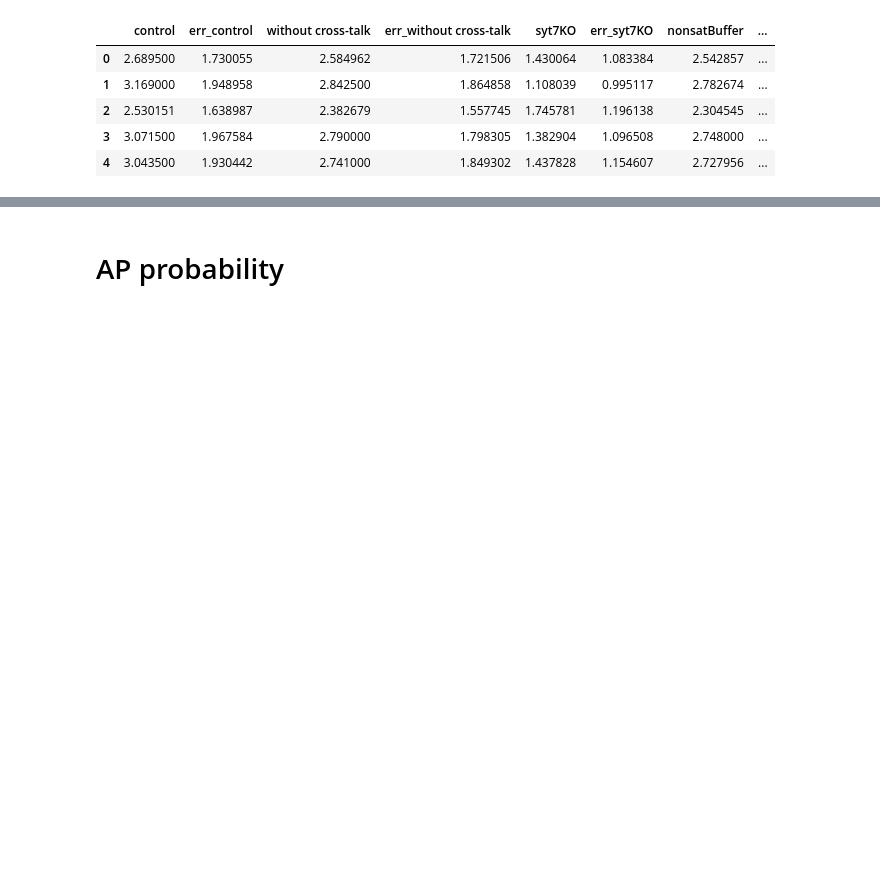
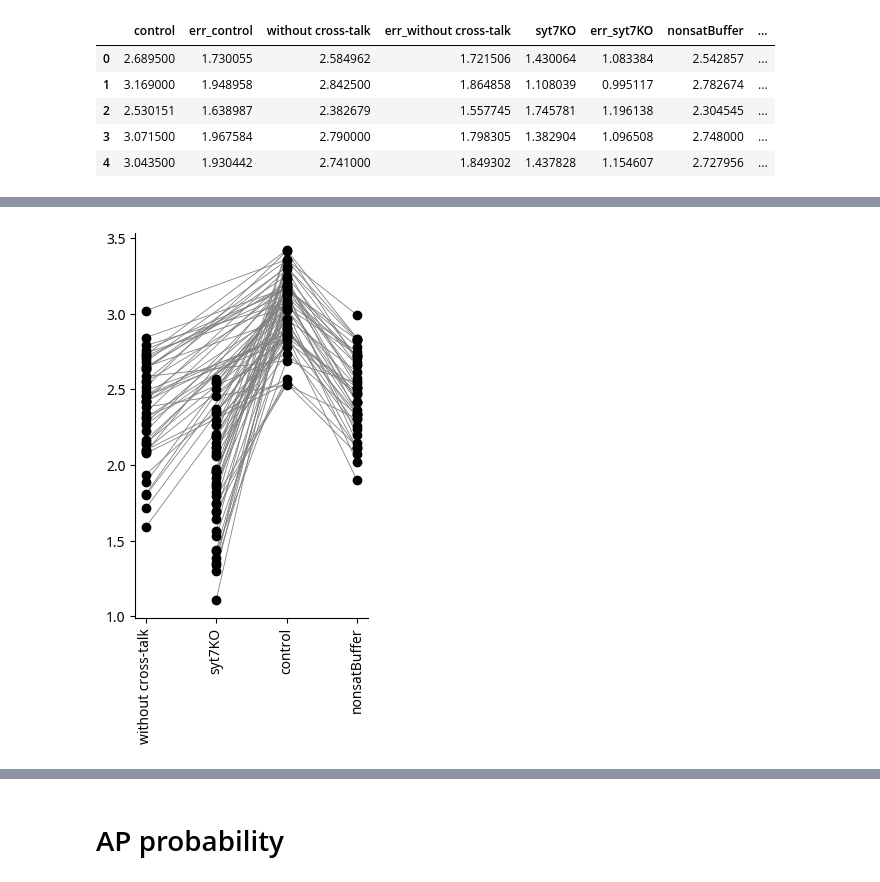
Before and after one commit to nishs1729/MFB, a Jupyter notebook: scripts_plotting/plots_AP.ipynb, the cells around one changed output, grey strips where cells are left out. Drawn from its saved outputs; the diff is of its cells as text; code cells hidden in the pictures; blank space fills up the shorter version.

```diff
--- a/scripts_plotting/plots_AP.ipynb
+++ b/scripts_plotting/plots_AP.ipynb
@@ -180,18 +183,3 @@ nrel_to_ap.head()
 | 2 | 2.530151 | 1.638987 | 2.382679 | 1.557745 | 1.745781 | 1.196138 | 2.304545 | ... |
 | 3 | 3.071500 | 1.967584 | 2.790000 | 1.798305 | 1.382904 | 1.096508 | 2.748000 | ... |
 | 4 | 3.043500 | 1.930442 | 2.741000 | 1.849302 | 1.437828 | 1.154607 | 2.727956 | ... |
-# %%
-def change_plot(df, key=0, order=None, axis=None):
-    df.head()
-
-    if axis is None:
-        fig, axis = plt.subplots(figsize=(10, 6))
-
-    for i, col in enumerate(df.columns):
-        axis.scatter([i] * len(df), df[col], label=col)
-        axis.set_xticks(range(len(df.columns)))
-        axis.set_xticklabels(df.columns, rotation=90)
-    axis.legend()
-    plt.show()
-
-change_plot(nrel_to_ap, key=0, order=None, axis=None)
@@ -199,0 +186,75 @@ change_plot(nrel_to_ap, key=0, order=None, axis=None)
+# %%
+def change_plot(df, key=0, order=None, color='black', lc='gray', lw=1, axis=None):
+    """
+    Plots changes in a dataframe with lines connecting points.
+
+    Args:
+        df (pd.DataFrame): DataFrame containing the data to plot.
+        key (int or str, optional): Column to use as the reference point for connecting lines. Defaults to 0.
+        order (list, optional): Order of columns to plot. Defaults to None.
+        axis (matplotlib.axes._axes.Axes, optional): Axis to plot on. Defaults to None.
+        color (str or list, optional): Color of the points. Defaults to black.
+        lc (str, optional): Line color. Defaults to gray.
+        lw (float, optional): Line width. Defaults to 1.
+
+    Raises:
+        ValueError: If length of color list does not match number of columns in dataframe.
+        ValueError: If key is not a valid column index or name.
+
+    Returns:
+        None
+    """
+    # Create a new axis if none is provided
+    if not axis:
+        _, axis = plt.subplots(figsize=(3, 5))
+
+    # Set default line color if none is provided
+    if lc is None:
+        lc = 'gray'
+
+    # Reorder dataframe columns if order is provided
+    if order:
+        df = df[order]
+
+    ncols = len(df.columns)
+
+    # Handle point color
+    if color is None:
+        color = ['black'] * ncols
+    elif isinstance(color, str):
+        color = [color] * ncols
+    elif isinstance(color, list):
+        if len(color) != ncols:
+            raise ValueError("Length of color list must match number of columns in dataframe")
+
+    # Handle key
+    if isinstance(key, int):
+        if key >= ncols:
+            raise ValueError("Key must be less than number of columns in dataframe")
+    elif isinstance(key, str):
+        if key not in df.columns:
+            raise ValueError("Key must be a column in the dataframe")
+        key = df.columns.get_loc(key)
+
+    # Plotting points
+    for i, col in enumerate(df.columns):
+        axis.scatter([i] * len(df), df[col], label=col, color=color[i], zorder=10)
+        axis.set_xticks(range(len(df.columns)))
+        axis.set_xticklabels(df.columns, rotation=90)
+
+    # Plotting lines
+    other_cols = list(range(ncols))
+    other_cols.remove(key)
+
+    for i in range(len(df)):
+        for j in other_cols:
+            axis.plot([key, j], [df.iloc[i, key], df.iloc[i, j]], color=lc, linewidth=lw)
+
+    # Hide top and right spines
+    axis.spines[['top', 'right']].set_visible(False)
+    plt.show()
+
+order = ['without cross-talk', 'syt7KO', 'control', 'nonsatBuffer']
+change_plot(nrel_to_ap, key='control', order=order, axis=None, lc='gray', lw=0.6)
+# %% [output]
+[figure, added]
```
Also changed, not shown: parts of 4 cells of this notebook, 2 other files.
